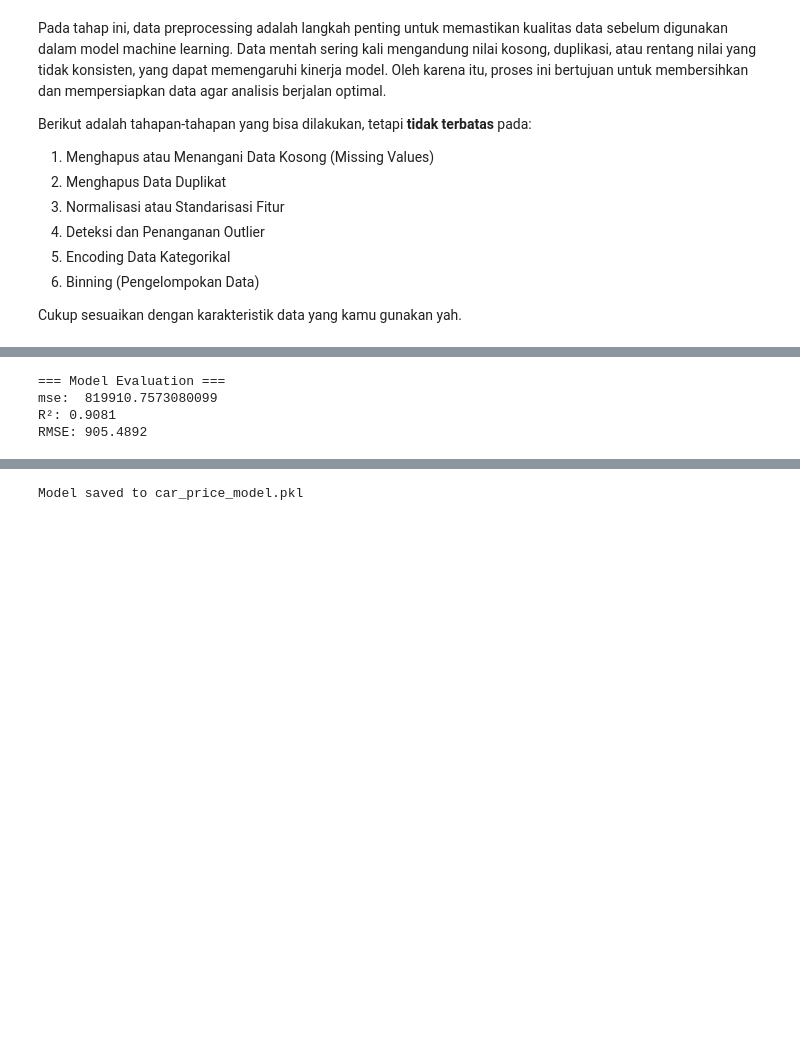
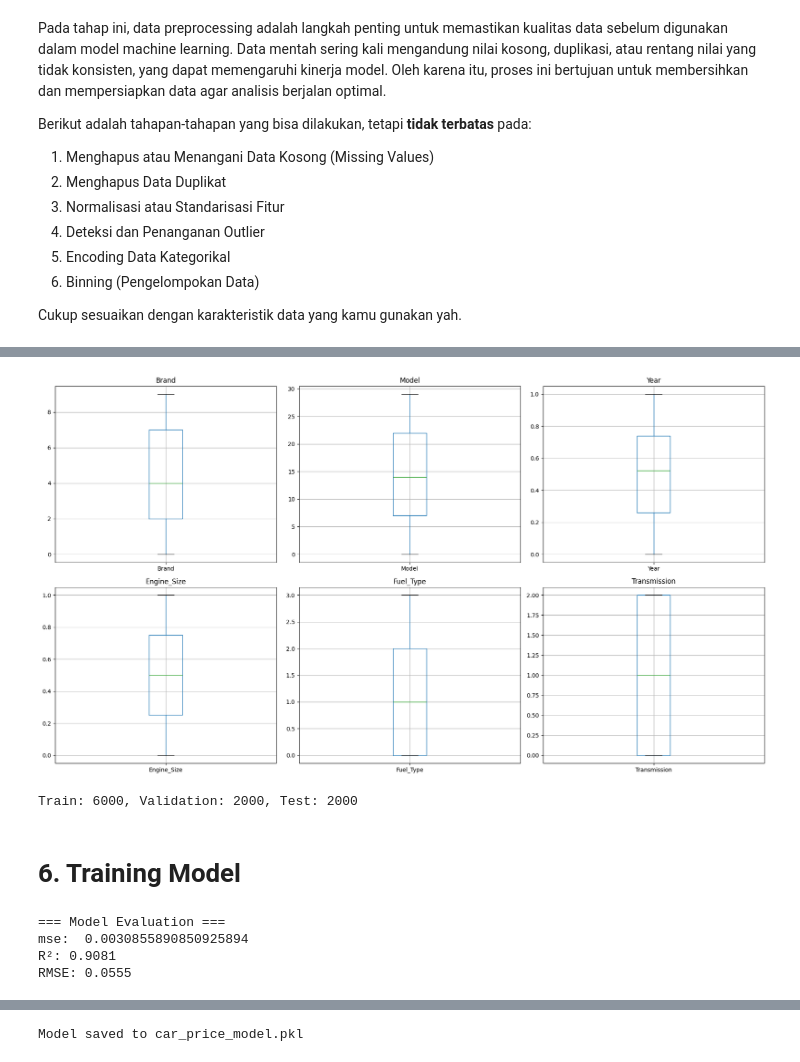
Before and after one commit to lutfialvarop/ML-Predicted-Car, a Jupyter notebook: Regression.ipynb, the cells around one changed output, grey strips where cells are left out. Saved outputs shown, nothing was run; the diff lists cells and outputs as text; code cells hidden in the pictures; blank space fills up the shorter version.

```diff
--- a/Regression.ipynb
+++ b/Regression.ipynb
@@ -149,17 +149,3 @@ Berikut adalah tahapan-tahapan yang bisa dilakukan, tetapi **tidak terbatas** pa
 6. Binning (Pengelompokan Data)
 
 Cukup sesuaikan dengan karakteristik data yang kamu gunakan yah.
-# %%
-colsEncoder = ['Brand', 'Model','Fuel_Type','Transmission']
-
-le = LabelEncoder()
-
-for col in colsEncoder:
-    df[col] = le.fit_transform(df[col])
-
-print("=== After Preprocessing ===")
-print("Data Types and Non-Null Counts:")
-print(df.info())
-
-print("Summary Statistics:")
-print(df.head(5))
@@ -195,0 +152,58 @@ Train: 6000, Validation: 2000, Test: 2000
+# %%
+# Label Encoding
+colsEncoder = ['Brand', 'Model','Fuel_Type','Transmission']
+
+le = LabelEncoder()
+
+# Create a dictionary to store label encoders
+label_encoders = {}
+
+for col in colsEncoder:
+    label_encoders[col] = LabelEncoder()
+    df[col] = label_encoders[col].fit_transform(df[col])
+
+# min max scaling
+scaler = MinMaxScaler()
+df[numerical_columns] = scaler.fit_transform(df[numerical_columns])
+
+print("=== After Preprocessing ===")
+print("Data Types and Non-Null Counts:")
+print(df.info())
+
+print("Summary Statistics:")
+print(df.head(5))
+
+numerical_cols = df.select_dtypes(include=['float64', 'int64']).columns
+
+print("Boxplots of Numerical Variables:")
+n_cols = 3
+n_rows = -(-len(numerical_columns) // n_cols)  # Ceiling division
+
+# Create subplots
+fig, axes = plt.subplots(n_rows, n_cols, figsize=(18, 5 * n_rows))
+axes = axes.flatten()
+
+# Remove any empty subplots
+for i, col in enumerate(numerical_cols):
+    if i < len(axes):  # Only plot if we have available axes
+        df.boxplot(column=col, ax=axes[i])
+        axes[i].set_title(col)
+
+# Remove any unused subplots
+for j in range(i + 1, len(axes)):
+    fig.delaxes(axes[j])
+
+plt.tight_layout()
+plt.show()
+
+# Data Splitting
+X = df.drop('Price', axis=1)
+y = df['Price']
+
+train_val_X, test_X, train_val_y, test_y = train_test_split(X, y, test_size=0.2, random_state=42)
+
+
+train_X, val_X, train_y, val_y = train_test_split(train_val_X, train_val_y, test_size=0.25, random_state=42)
+
+print(f"Train: {len(train_X)}, Validation: {len(val_X)}, Test: {len(test_X)}")
+# %% [output]
@@ -196,3 +227,7 @@ Train: 6000, Validation: 2000, Test: 2000
+[figure, added]
+Train: 6000, Validation: 2000, Test: 2000
+# %% [markdown]
+# **6. Training Model**
 # %%
 model=LinearRegression()
 model.fit(train_X,train_y)
@@ -205,9 +240,9 @@ print(f"R²: {r2_score(y_train, val_y):.4f}")
 print(f"RMSE: {root_mean_squared_error(y_train, val_y):.4f}")
 # %% [output]
 === Model Evaluation ===
-mse:  819910.7573080099
+mse:  0.0030855890850925894
 R²: 0.9081
-RMSE: 905.4892
+RMSE: 0.0555
 # %%
 plt.figure(figsize=(10, 6))
 plt.scatter(val_y, y_train, alpha=0.5)
```
Also changed, not shown: parts of 11 cells of this notebook, 1 other file.
